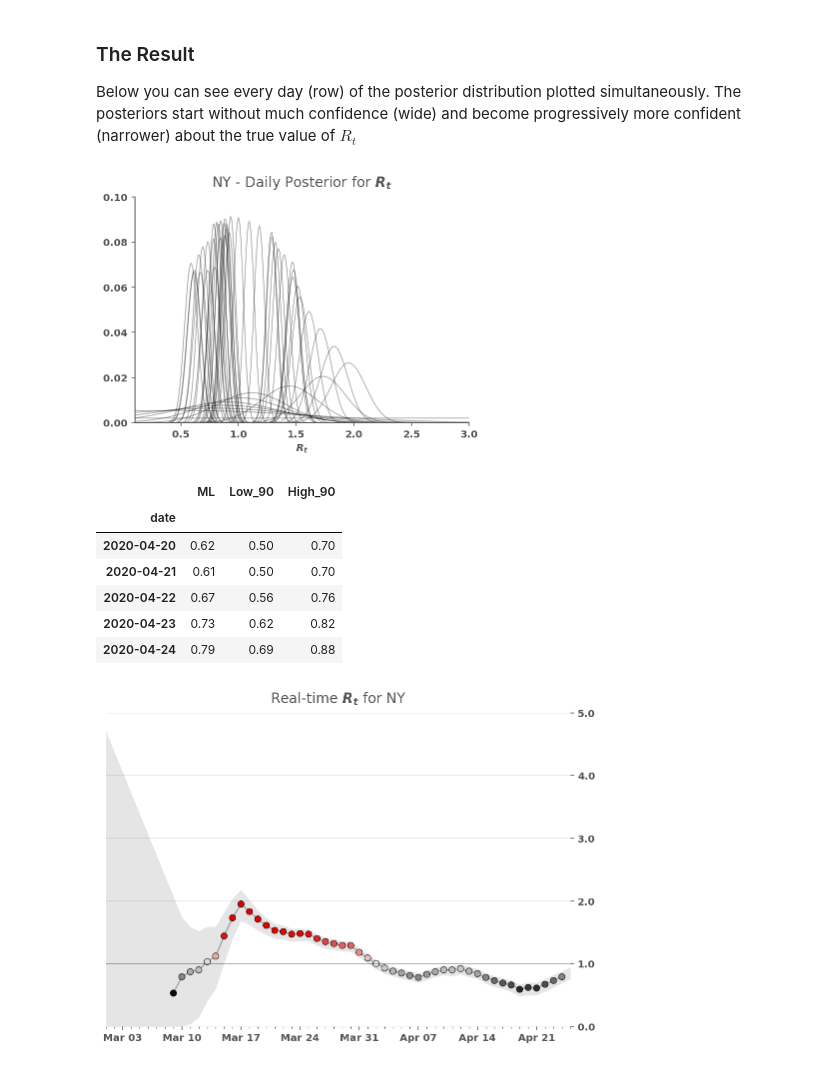
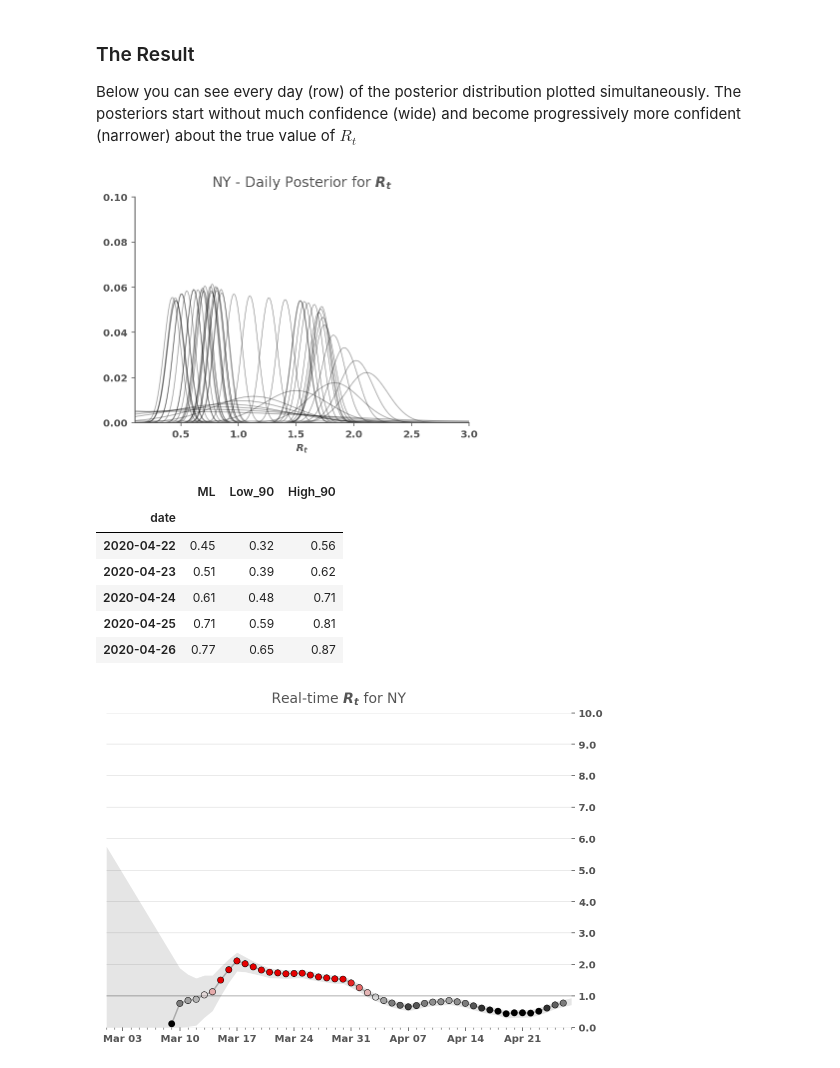
Before and after one commit to ababino/covid-19, a Jupyter notebook: Realtime R0 with binomial.ipynb, the cells around one changed output. Cells and saved outputs as stored; diff of their text form; code cells hidden in the pictures.

Commit message:
change binomial model. use odss as suggested by Will M. Farr

```diff
--- a/Realtime R0 with binomial.ipynb
+++ b/Realtime R0 with binomial.ipynb
@@ -305,6 +296,8 @@ new_cases = cases.diff()
 # I am using data form https://covid19tracker.health.ny.gov/ because the before April the data from covidtracking does not agrees with the data from NYS DoH.
 new_cases.loc[(cases.index>='2020-03-04') & (cases.index<='2020-04-02'), 'tests'] = [9, 20,92,66,200,307,401, 425,553,762,1290,1293,1936,2907,4553,7698,10124,13087,16029,16812,12952,12142,18651,16315,17444,16401,14115,18648,15701,18031]
 new_cases.loc[(cases.index>='2020-03-04') & (cases.index<='2020-03-29'), 'cases'] = [0, 2, 22, 11,24,28,63,44,56,102,164,131,294,432,1009,1769,2950,3254,4812, 5707,4790,5145,6448,7379,7681,7195]
+new_cases.loc[pd.to_datetime('2020-04-26'), 'tests'] = 27782
+new_cases.loc[pd.to_datetime('2020-04-26'), 'cases'] = 5902
 
 original, smoothed = prepare_cases(new_cases, cutoff_cases=25, cutoff_tests=25)
 
@@ -332,6 +325,9 @@ ax = smoothed['tests'].plot(label='Smoothed tests',
 ax.get_figure().set_facecolor('w')
 
 
-smoothed['ratio'] = smoothed['cases'] / smoothed['tests']
-smoothed['ratioRatio'] = smoothed['ratio'] / smoothed['ratio'].shift(1)
+smoothed['positivityRatio'] = smoothed['cases'] / smoothed['tests']
+original['positivityRatio'] = original['cases'] / original['tests']
+smoothed['positivityOdds']  = smoothed['positivityRatio'] / (1-smoothed['positivityRatio'])
+original['positivityOdds']  = original['positivityRatio'] / (1-original['positivityRatio'])
+original.tail()
 # %% [output]
@@ -384,27 +387,18 @@ To calculate the posteriors we follow these steps:
   - Apply Bayes' rule by multiplying this prior and the likelihood we calculated in step 2.
   - Divide by the probability of the data (also Bayes' rule)
 # %%
-import warnings
-R_T_MAX = 6
+R_T_MAX = 12
 r_t_range = np.linspace(0, R_T_MAX, R_T_MAX*100+1)
-#r_t_range = np.concatenate([[-10**(0)], r_t_range])
+
 def get_posteriors(sr, sigma=0.15):
 
-
     # (1) Calculate p
-    p = sr['cases'].values[:-1] * np.exp(GAMMA * (r_t_range[:, None] - 1)) / sr['tests'].values[:-1]
-
-    # as Will Meierjurgen Farr mention (https://github.com/k-sys/covid-19/issues/45)
-    # the p value could be greater than 1 if the testing capacity is overwhelmed
-    # in that case the data is unreliable
-    if (p>1).any():
-        warnings.warn('p values greater than 1')
-    #lam = sr[:-1].values * np.exp(GAMMA * (r_t_range[:, None] - 1))
-
+    odds = sr['positivityOdds'].values[:-1] * np.exp(GAMMA * (r_t_range[:, None] - 1))# / sr['tests'].values[:-1]
+    p = odds / (1+odds)
 
     # (2) Calculate each day's likelihood
     likelihoods = pd.DataFrame(
-        data = sps.binom.pmf(sr['cases'].values[1:], p=p, n=sr['tests'].values[1:]), #sps.poisson.pmf(sr[1:].values, lam),
+        data = sps.binom.pmf(sr['cases'].values[1:], p=p, n=sr['tests'].values[1:]),
         index = r_t_range,
         columns = sr.index[1:])
     likelihoods[likelihoods.isna()] = 0
@@ -452,10 +446,10 @@ def get_posteriors(sr, sigma=0.15):
         # Add to the running sum of log likelihoods
         log_likelihood += np.log(denominator)
 
-    return posteriors, log_likelihood, likelihoods
+    return posteriors, log_likelihood
 
 # Note that we're fixing sigma to a value just for the example
-posteriors, log_likelihood, likelihoods = get_posteriors(smoothed, sigma=0.067)
+posteriors, log_likelihood = get_posteriors(smoothed, sigma=0.067)
 # %% [markdown]
 ### The Result
 
@@ -470,7 +464,7 @@ ax = posteriors.plot(title=f'{state_name} - Daily Posterior for $R_t$',
 
 ax.set_xlabel('$R_t$');
 # %% [output]
-[figure, old version]
+[figure, new version]
 # %%
 # Note that this takes a while to execute - it's not the most efficient algorithm
 hdis = highest_density_interval(posteriors, p=.9)
@@ -484,11 +478,11 @@ result.tail()
 # %% [output]
 |  | ML | Low_90 | High_90 |
 | date |  |  |  |
-| 2020-04-20 | 0.62 | 0.50 | 0.70 |
-| 2020-04-21 | 0.61 | 0.50 | 0.70 |
-| 2020-04-22 | 0.67 | 0.56 | 0.76 |
-| 2020-04-23 | 0.73 | 0.62 | 0.82 |
-| 2020-04-24 | 0.79 | 0.69 | 0.88 |
+| 2020-04-22 | 0.45 | 0.32 | 0.56 |
+| 2020-04-23 | 0.51 | 0.39 | 0.62 |
+| 2020-04-24 | 0.61 | 0.48 | 0.71 |
+| 2020-04-25 | 0.71 | 0.59 | 0.81 |
+| 2020-04-26 | 0.77 | 0.65 | 0.87 |
 # %%
 def plot_rt(result, ax, state_name):
 
@@ -538,33 +532,33 @@ def plot_rt(result, ax, state_name):
                     lw=0,
                     zorder=3)
 
     ax.axhline(1.0, c='k', lw=1, label='$R_t=1.0$', alpha=.25);
 
     # Formatting
     ax.xaxis.set_major_locator(mdates.MonthLocator())
     ax.xaxis.set_major_formatter(mdates.DateFormatter('%b'))
     ax.xaxis.set_minor_locator(mdates.DayLocator())
 
     ax.yaxis.set_major_locator(ticker.MultipleLocator(1))
     ax.yaxis.set_major_formatter(ticker.StrMethodFormatter("{x:.1f}"))
     ax.yaxis.tick_right()
     ax.spines['left'].set_visible(False)
     ax.spines['bottom'].set_visible(False)
     ax.spines['right'].set_visible(False)
     ax.margins(0)
     ax.grid(which='major', axis='y', c='k', alpha=.1, zorder=-2)
     ax.margins(0)
-    ax.set_ylim(0.0, 5.0)
+    ax.set_ylim(0.0, 10.0)
     ax.set_xlim(pd.Timestamp('2020-03-01'), result.index.get_level_values('date')[-1]+pd.Timedelta(days=1))
     fig.set_facecolor('w')
 
 
 fig, ax = plt.subplots(figsize=(600/72,400/72))
 
 plot_rt(result, ax, state_name)
 ax.set_title(f'Real-time $R_t$ for {state_name}')
 ax.xaxis.set_major_locator(mdates.WeekdayLocator())
 ax.xaxis.set_major_formatter(mdates.DateFormatter('%b %d'))
-pepe = smoothed['cases']/ smoothed['tests']
+#pepe = smoothed['cases']/ smoothed['tests']
 # %% [output]
-[figure, old version]
+[figure, new version]
```
Also changed, not shown: parts of 5 cells of this notebook.
